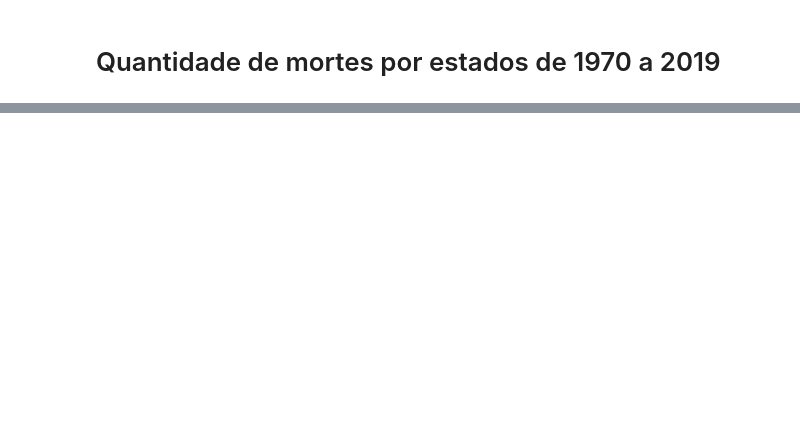
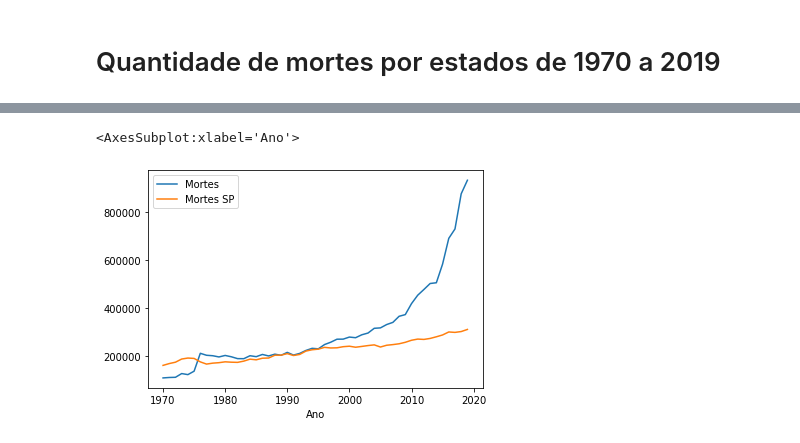
Before and after one commit to r10silveira/bootcampDataScience, a Jupyter notebook: Modulo1/RenatoSilveira_Desafio Modulo1.ipynb, the cells around one changed output, grey strips where cells are left out. Drawn from its saved outputs; the diff is of its cells as text; code cells hidden in the pictures; blank space fills up the shorter version.

```diff
--- a/Modulo1/RenatoSilveira_Desafio Modulo1.ipynb
+++ b/Modulo1/RenatoSilveira_Desafio Modulo1.ipynb
@@ -283,0 +304,4 @@ dados_original_sem_2020[["Estado","Mortes"]].groupby(["Estado"]).sum().sort_valu
+# %%
+dados_mortes_sp_versus_outros_estados = dados_original_sem_2020.query("Estado != 'SP'")[["Ano","Mortes"]].groupby("Ano").sum()
+dados_mortes_sp_versus_outros_estados["Mortes SP"] = dados_original_sem_2020.query("Estado == 'SP'")[["Ano","Mortes"]].groupby("Ano").sum()
+dados_mortes_sp_versus_outros_estados.head()
@@ -283,0 +316,5 @@ dados_original_sem_2020[["Estado","Mortes"]].groupby(["Estado"]).sum().sort_valu
+# %%
+dados_mortes_sp_versus_outros_estados.plot()
+# %% [output]
+<AxesSubplot:xlabel='Ano'>
+[figure, added]
```
Also changed, not shown: parts of 25 cells of this notebook.
